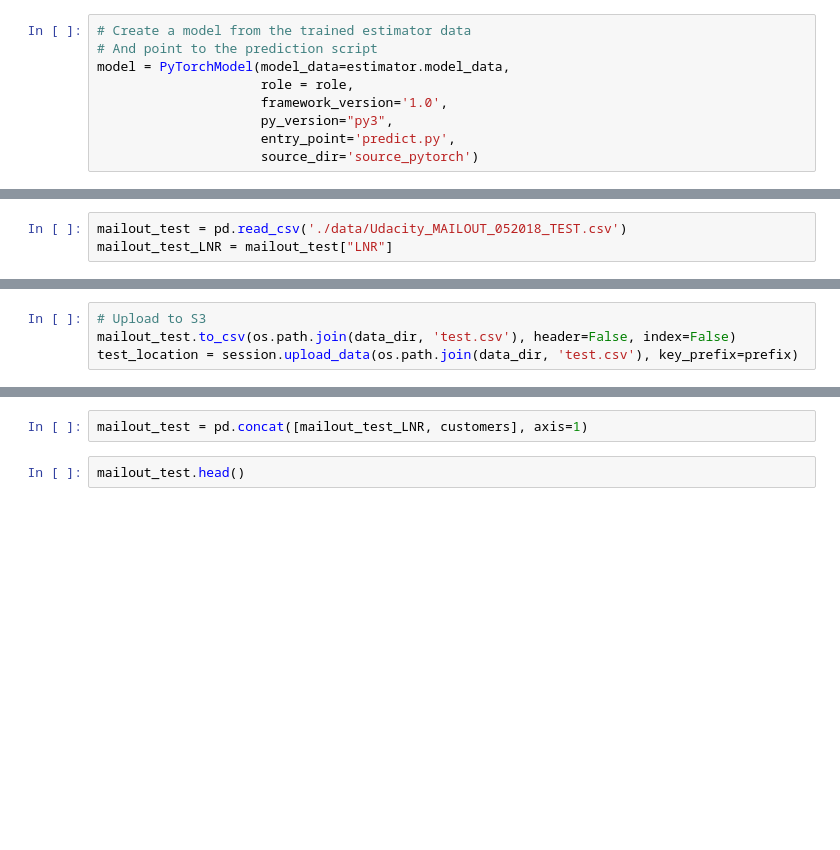
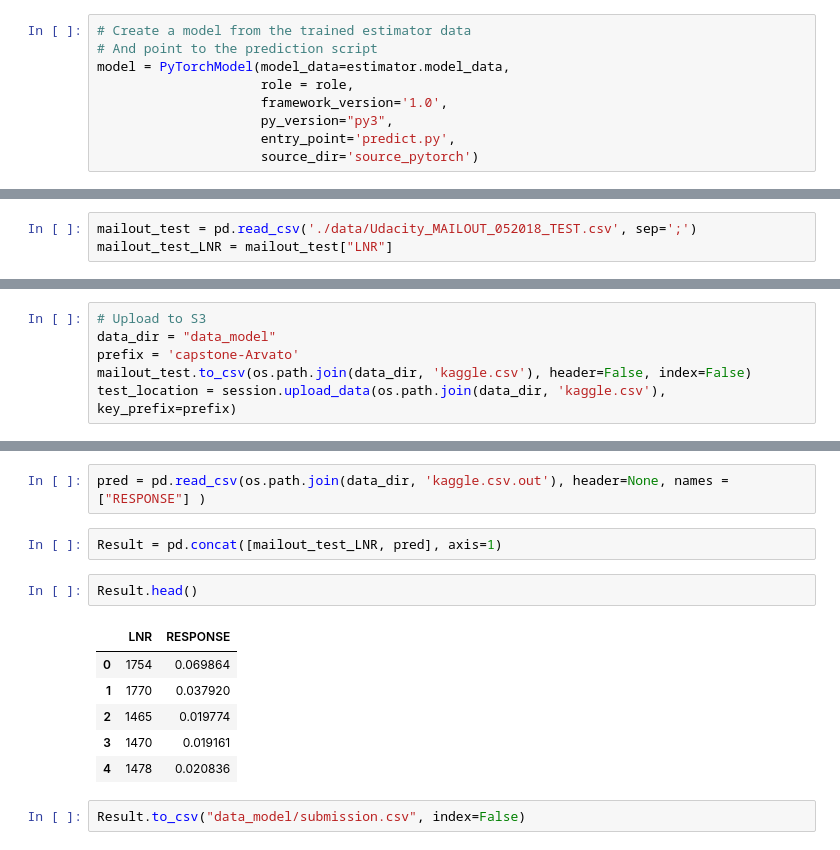
Before and after one commit to ClemPalf/SageMaker-Arvato, a Jupyter notebook: 3) Model creation and training.ipynb, the cells around one changed output, grey strips where cells are left out. Drawn from its saved outputs; the diff is of its cells as text; blank space fills up the shorter version.

```diff
--- a/3) Model creation and training.ipynb
+++ b/3) Model creation and training.ipynb
@@ -317,5 +306,5 @@ Now that we've created a model to predict which individuals are most likely to r
 # %%
-mailout_test = pd.read_csv('./data/Udacity_MAILOUT_052018_TEST.csv')
+mailout_test = pd.read_csv('./data/Udacity_MAILOUT_052018_TEST.csv', sep=';')
 mailout_test_LNR = mailout_test["LNR"]
 # %%
 # Clean the data
@@ -323,4 +316,6 @@ _, mailout_test = dataset_treatment_test(azdias, mailout_test)
 # %%
 # Upload to S3
-mailout_test.to_csv(os.path.join(data_dir, 'test.csv'), header=False, index=False)
-test_location = session.upload_data(os.path.join(data_dir, 'test.csv'), key_prefix=prefix)
+data_dir = "data_model"
+prefix = 'capstone-Arvato'
+mailout_test.to_csv(os.path.join(data_dir, 'kaggle.csv'), header=False, index=False)
+test_location = session.upload_data(os.path.join(data_dir, 'kaggle.csv'), key_prefix=prefix)
@@ -329,4 +342,15 @@ test_location = session.upload_data(os.path.join(data_dir, 'test.csv'), key_pref
+# %%
+pred = pd.read_csv(os.path.join(data_dir, 'kaggle.csv.out'), header=None, names =["RESPONSE"] )
 # %%
-mailout_test = pd.concat([mailout_test_LNR, customers], axis=1)
+Result = pd.concat([mailout_test_LNR, pred], axis=1)
 # %%
-mailout_test.head()
+Result.head()
+# %% [output]
+|  | LNR | RESPONSE |
+| 0 | 1754 | 0.069864 |
+| 1 | 1770 | 0.037920 |
+| 2 | 1465 | 0.019774 |
+| 3 | 1470 | 0.019161 |
+| 4 | 1478 | 0.020836 |
+# %%
+Result.to_csv("data_model/submission.csv", index=False)
```
Also changed, not shown: parts of 33 cells of this notebook, 3 other files.
